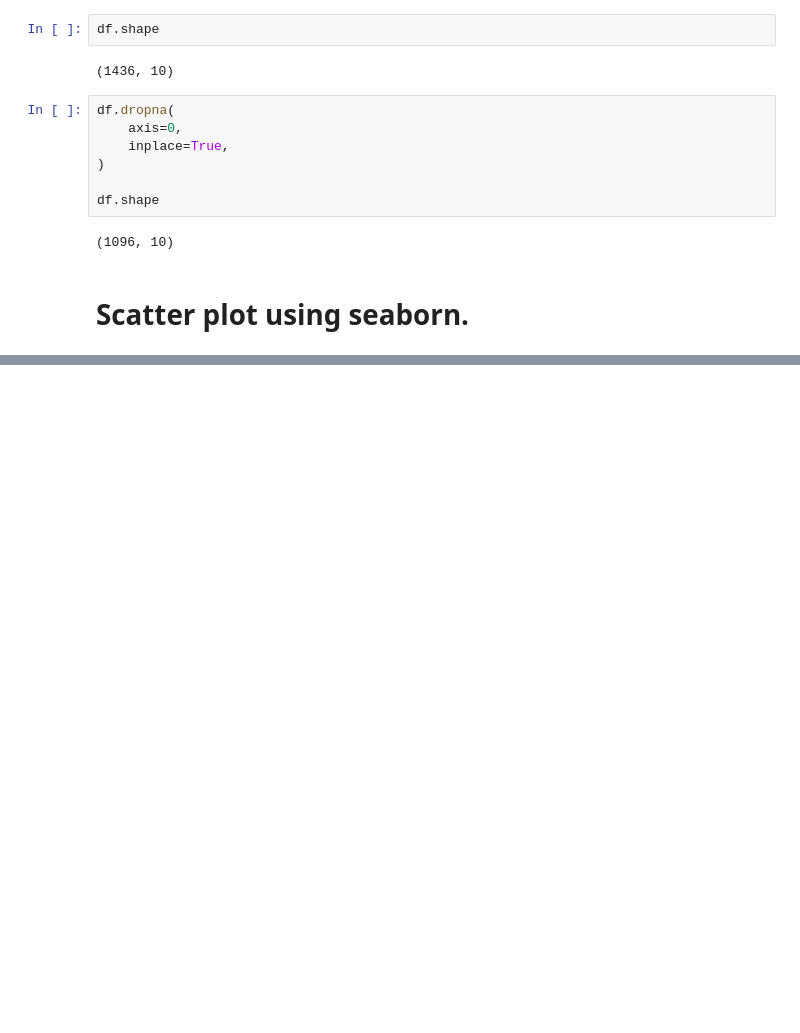
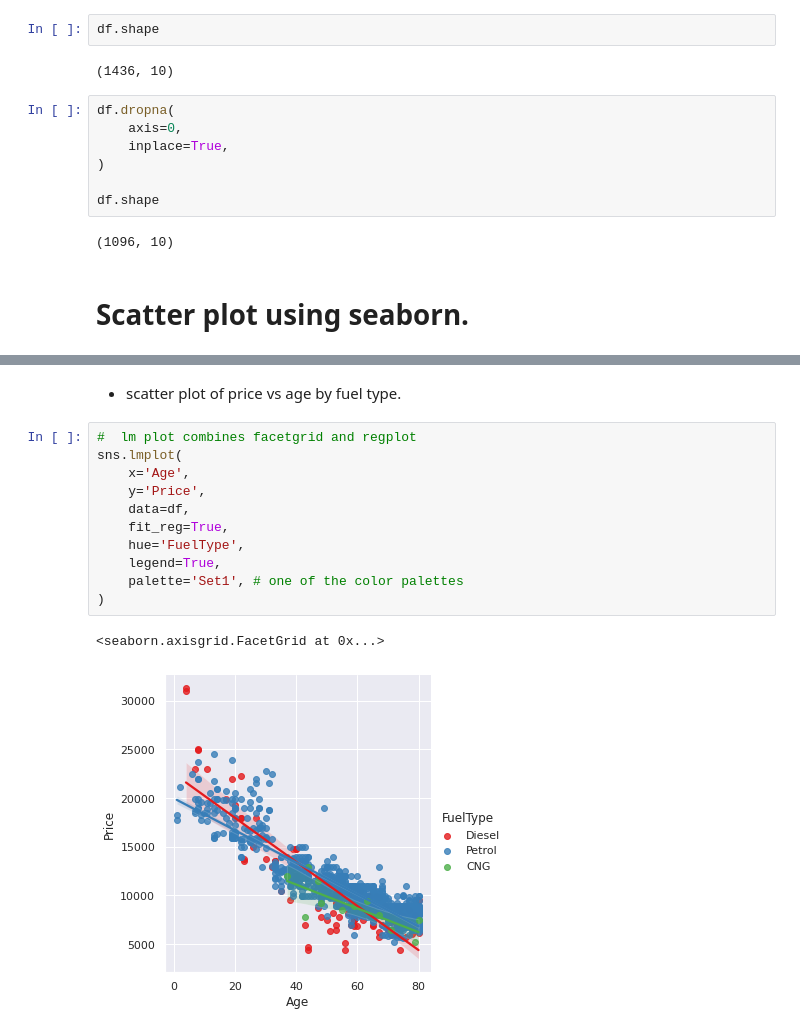
Before and after one commit to nova-sangeeth/pytest-workouts, a Jupyter notebook: GITAA/week_4/data_visualization_searborn.ipynb, the cells around one changed output, grey strips where cells are left out. Cells and saved outputs as stored; diff of their text form; blank space fills up the shorter version.

```diff
--- a/GITAA/week_4/data_visualization_searborn.ipynb
+++ b/GITAA/week_4/data_visualization_searborn.ipynb
@@ -39,0 +50,16 @@ sns.regplot(
+# %% [markdown]
+* scatter plot of price vs age by fuel type.
+# %%
+#  lm plot combines facetgrid and regplot
+sns.lmplot(
+    x='Age',
+    y='Price',
+    data=df,
+    fit_reg=True,
+    hue='FuelType',
+    legend=True,
+    palette='Set1', # one of the color palettes
+)
+# %% [output]
+<seaborn.axisgrid.FacetGrid at 0x...>
+[figure, added]
```
Also changed, not shown: parts of 14 cells of this notebook.
